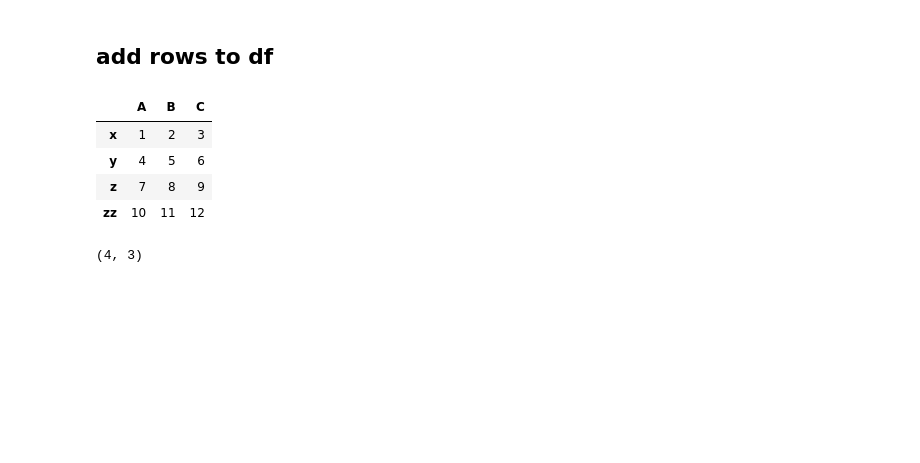
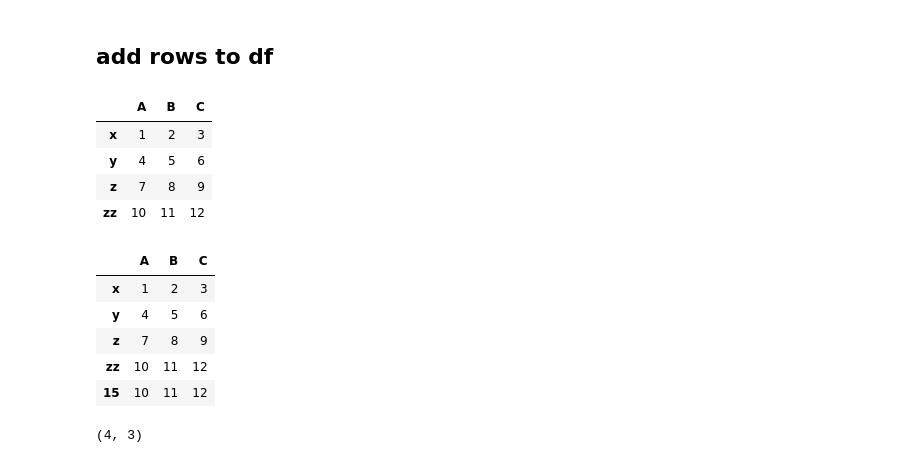
Before and after one commit to atrox3d/pandas_keith-galli-complete-pandas-tutorial, a Jupyter notebook: 01-intro.ipynb, the cells around one changed output. Cells and saved outputs as stored; diff of their text form; code cells hidden in the pictures; blank space fills up the shorter version.

```diff
--- a/01-intro.ipynb
+++ b/01-intro.ipynb
@@ -211,6 +215,16 @@ df
 | y | 4 | 5 | 6 |
 | z | 7 | 8 | 9 |
 | zz | 10 | 11 | 12 |
+# %%
+df.loc[15] = [10, 11, 12]
+df
+# %% [output]
+|  | A | B | C |
+| x | 1 | 2 | 3 |
+| y | 4 | 5 | 6 |
+| z | 7 | 8 | 9 |
+| zz | 10 | 11 | 12 |
+| 15 | 10 | 11 | 12 |
 # %%
 df.shape
 # %% [output]
```
Also changed, not shown: parts of 2 cells of this notebook, 3 other files.
